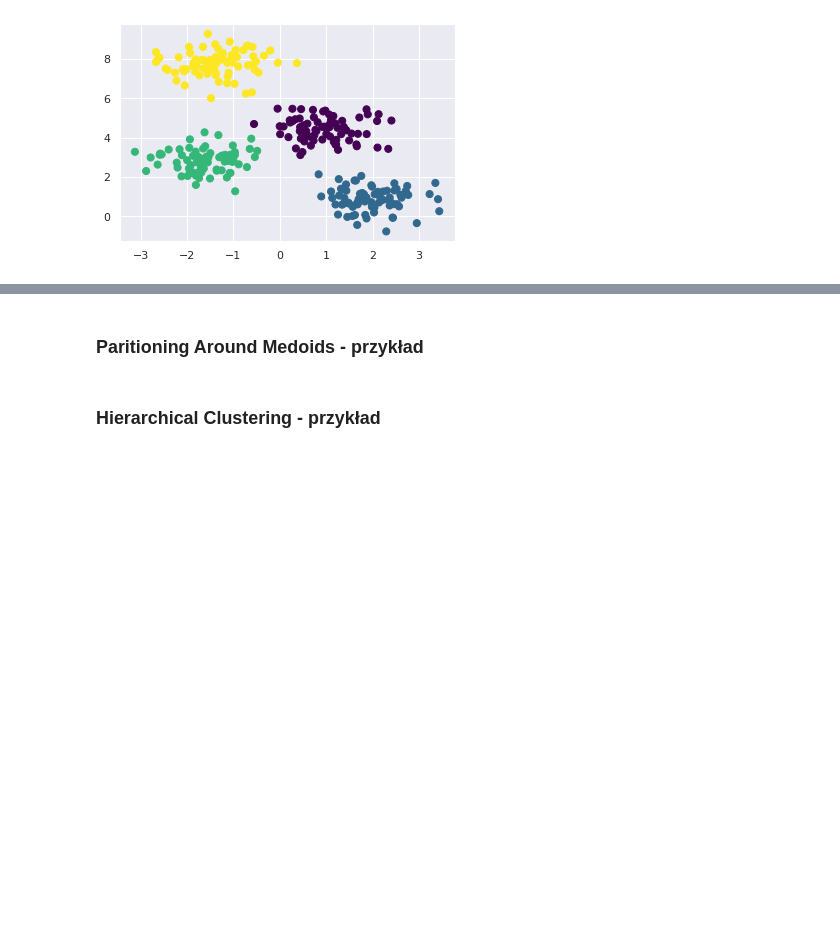
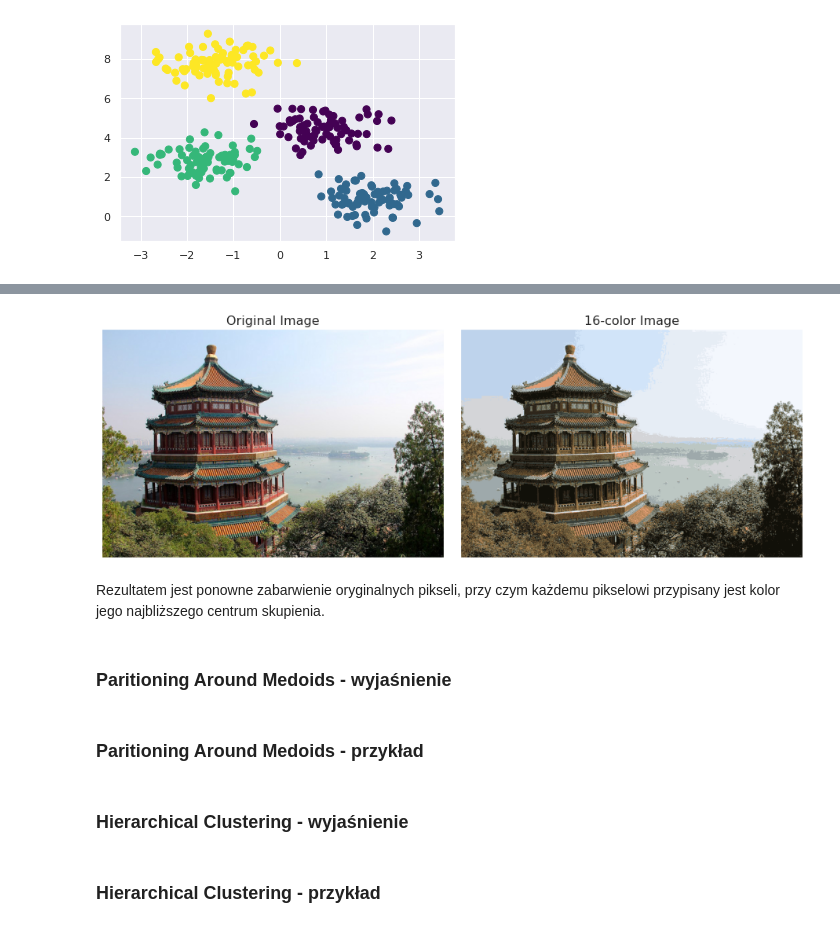
Before and after one commit to mikiisz/ml-tutorial6, a Jupyter notebook: ml_tutorial6.ipynb, the cells around one changed output, grey strips where cells are left out. Drawn from its saved outputs; the diff is of its cells as text; code cells hidden in the pictures; blank space fills up the shorter version.

```diff
--- a/ml_tutorial6.ipynb
+++ b/ml_tutorial6.ipynb
@@ -137,5 +112,23 @@ Jak można się spodziewać po wizualizowanych wcześniej ośrodkach skupień, g
+# %%
+china_recolored = new_colors.reshape(china.shape)
+
+fig, ax = plt.subplots(1, 2, figsize=(16, 6),
+                       subplot_kw=dict(xticks=[], yticks=[]))
+fig.subplots_adjust(wspace=0.05)
+ax[0].imshow(china)
+ax[0].set_title('Original Image', size=16)
+ax[1].imshow(china_recolored)
+ax[1].set_title('16-color Image', size=16);
+# %% [output]
+[figure, added]
+# %% [markdown]
+Rezultatem jest ponowne zabarwienie oryginalnych pikseli, przy czym każdemu pikselowi przypisany jest kolor jego najbliższego centrum skupienia.
+# %% [markdown]
+### Paritioning Around Medoids - wyjaśnienie
 # %% [markdown]
 ### Paritioning Around Medoids - przykład
+# %% [markdown]
+### Hierarchical Clustering - wyjaśnienie
 # %% [markdown]
 ### Hierarchical Clustering - przykład
 # %% [markdown]
```
Also changed, not shown: parts of 23 cells of this notebook.
